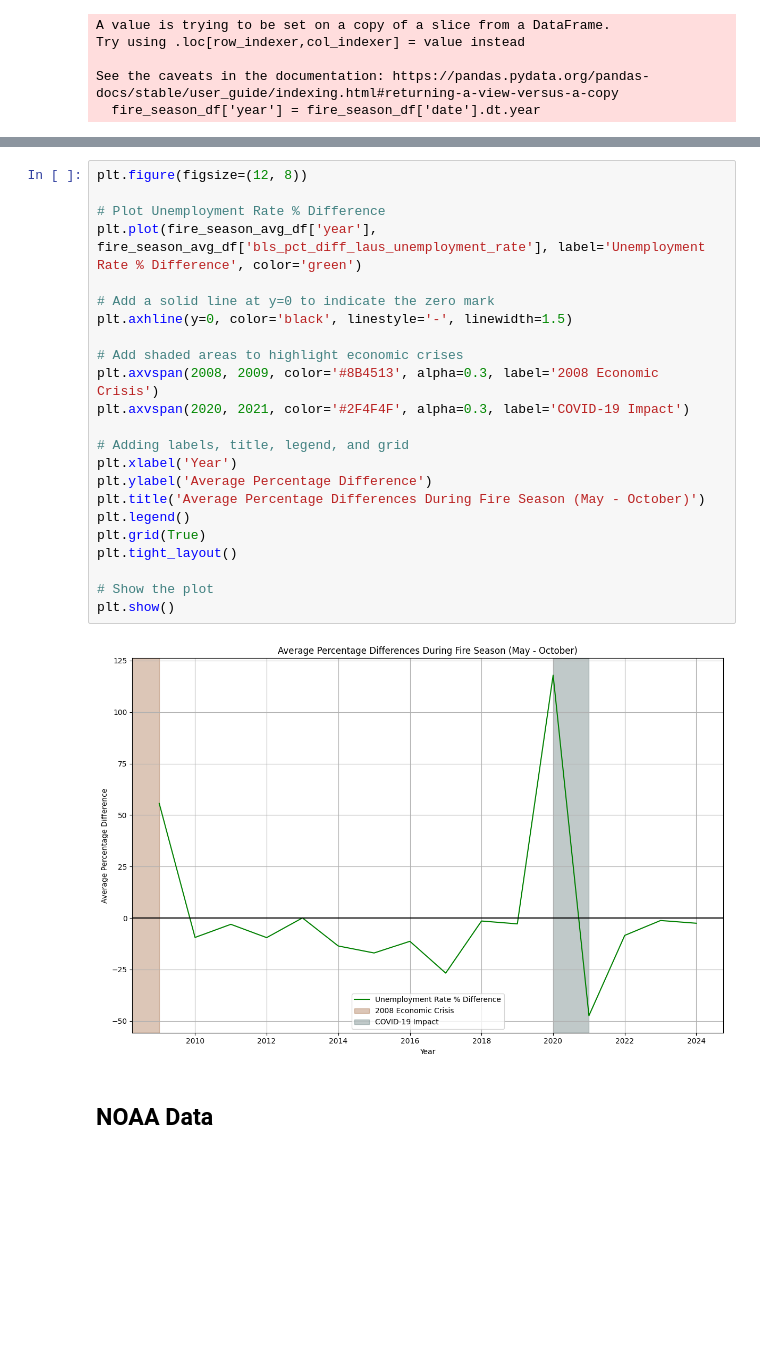
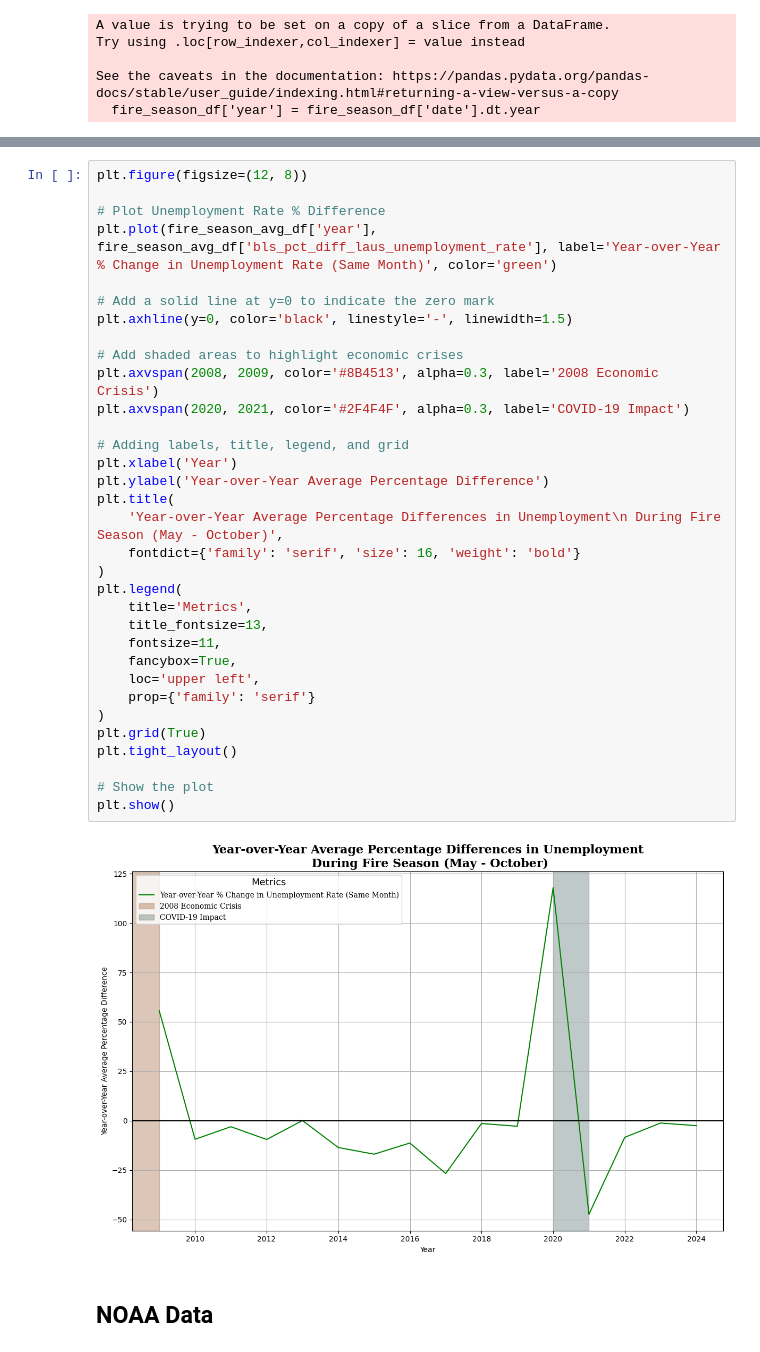
Before and after one commit to debsubdavis/data512-project, a Jupyter notebook: 02_economic_impact_model/stage2_analysis.ipynb, the cells around one changed output, grey strips where cells are left out. Cells and saved outputs as stored; diff of their text form; blank space fills up the shorter version.

```diff
--- a/02_economic_impact_model/stage2_analysis.ipynb
+++ b/02_economic_impact_model/stage2_analysis.ipynb
@@ -213,28 +229,38 @@ plt.show()
 # %%
 plt.figure(figsize=(12, 8))
 
 # Plot Unemployment Rate % Difference
-plt.plot(fire_season_avg_df['year'], fire_season_avg_df['bls_pct_diff_laus_unemployment_rate'], label='Unemployment Rate % Difference', color='green')
+plt.plot(fire_season_avg_df['year'], fire_season_avg_df['bls_pct_diff_laus_unemployment_rate'], label='Year-over-Year % Change in Unemployment Rate (Same Month)', color='green')
 
 # Add a solid line at y=0 to indicate the zero mark
 plt.axhline(y=0, color='black', linestyle='-', linewidth=1.5)
 
 # Add shaded areas to highlight economic crises
 plt.axvspan(2008, 2009, color='#8B4513', alpha=0.3, label='2008 Economic Crisis')
 plt.axvspan(2020, 2021, color='#2F4F4F', alpha=0.3, label='COVID-19 Impact')
 
 # Adding labels, title, legend, and grid
 plt.xlabel('Year')
-plt.ylabel('Average Percentage Difference')
-plt.title('Average Percentage Differences During Fire Season (May - October)')
-plt.legend()
+plt.ylabel('Year-over-Year Average Percentage Difference')
+plt.title(
+    'Year-over-Year Average Percentage Differences in Unemployment\n During Fire Season (May - October)',
+    fontdict={'family': 'serif', 'size': 16, 'weight': 'bold'}
+)
+plt.legend(
+    title='Metrics',
+    title_fontsize=13,
+    fontsize=11,
+    fancybox=True,
+    loc='upper left',
+    prop={'family': 'serif'}
+)
 plt.grid(True)
 plt.tight_layout()
 
 # Show the plot
 plt.show()
 # %% [output]
-[figure, old version]
+[figure, new version]
 # %% [markdown]
 ## NOAA Data
 # %%
```
Also changed, not shown: parts of 5 cells of this notebook, 4 other files.
